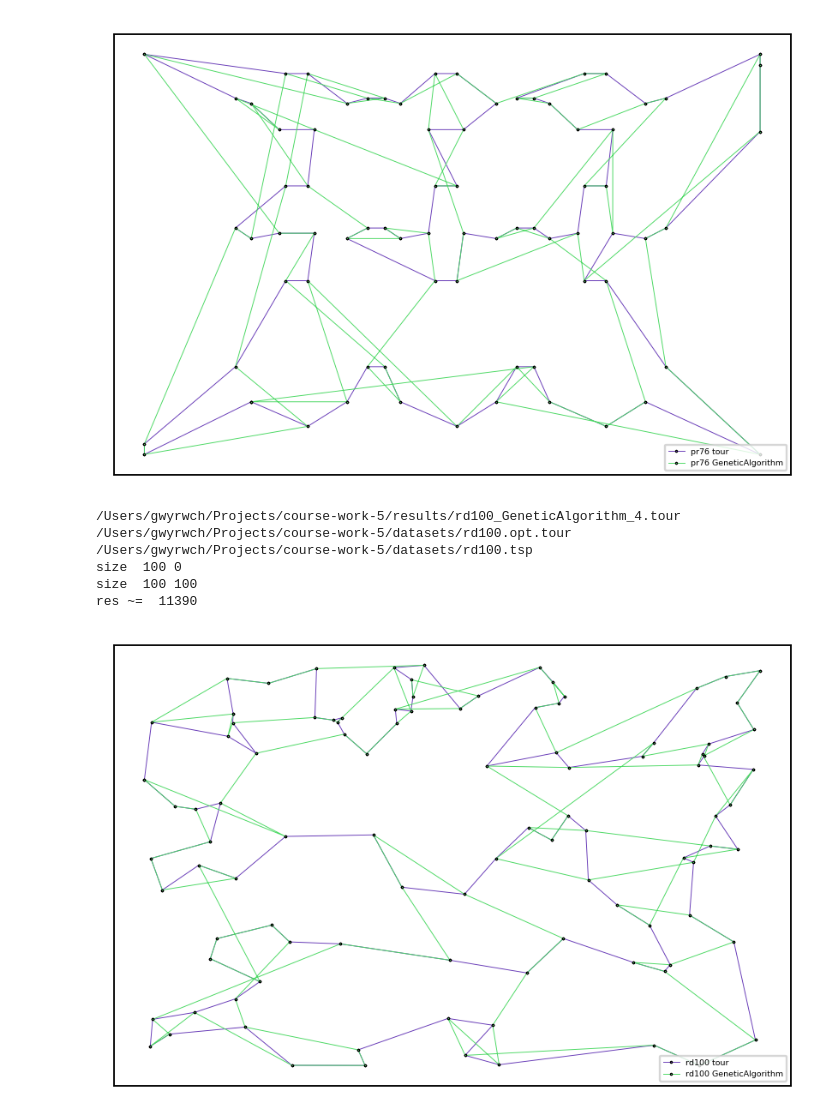
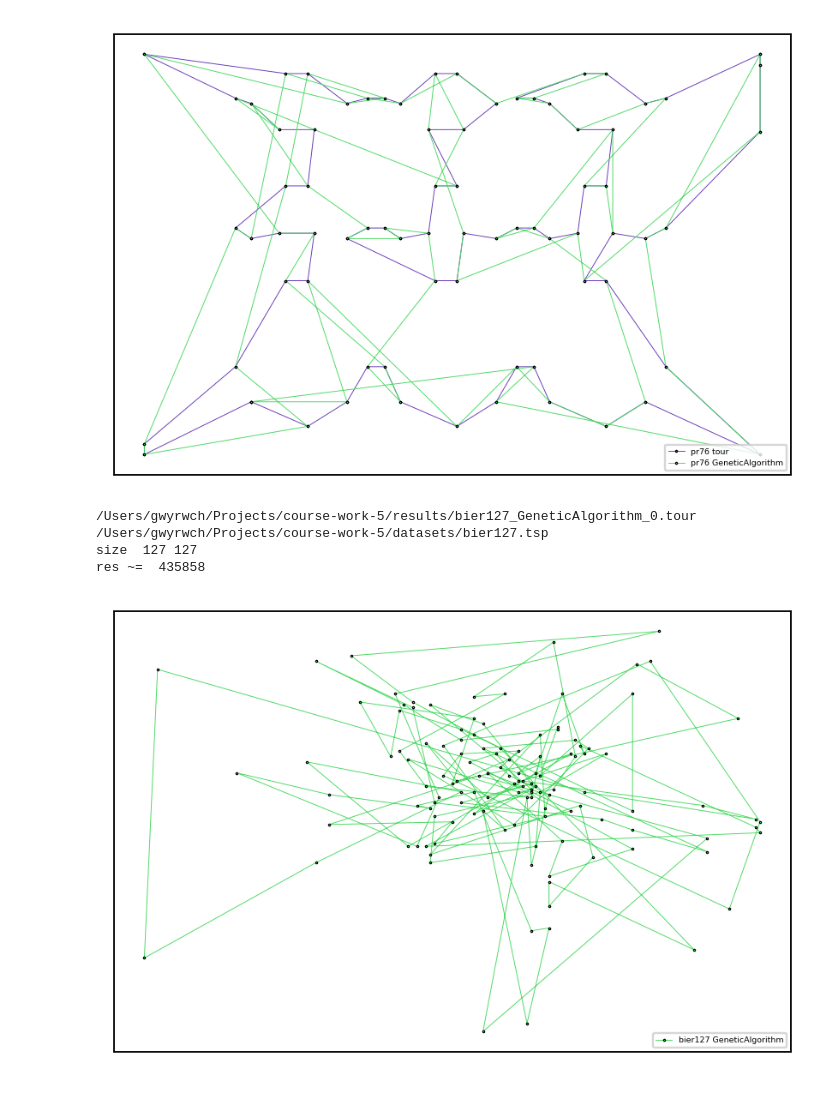
Before and after one commit to gwyrwch/travelling-salesman, a Jupyter notebook: research.ipynb, the cells around one changed output. Cells and saved outputs as stored; diff of their text form; code cells hidden in the pictures.

```diff
--- a/research.ipynb
+++ b/research.ipynb
@@ -297,7 +297,11 @@ def get_number(path):
     return int(path.split("_")[-1].split(".")[0])
 
 def plot_tour_by_testname_and_solution(testname, solution):
-    tour_path = sorted(glob.glob(os.path.join(os.getcwd(), "datasets", testname + ".opt.tour")))[-1]
+    tour_path = sorted(glob.glob(os.path.join(os.getcwd(), "datasets", testname + ".opt.tour")))
+    if len(tour_path) > 0:
+        tour_path = tour_path[-1]
+    else:
+        tour_path = ''
     solution_tour_path = sorted(glob.glob(os.path.join(os.getcwd(), "results",
                                                        testname + "_" + solution + "_" + "*.tour")), key=get_number)[-1]
 
@@ -305,7 +309,11 @@ def plot_tour_by_testname_and_solution(testname, solution):
     print(solution_tour_path, tour_path, test_path)
 
     points = print_test_from_filepath(test_path)
-    permute = print_tour_from_filepath(tour_path)
+    if (tour_path != ''):
+        permute = print_tour_from_filepath(tour_path)
+    else:
+        permute = None
+
     our_permute = print_tour_from_filepath(solution_tour_path)
 
 
@@ -318,12 +326,13 @@ def plot_tour_by_testname_and_solution(testname, solution):
         x, y = get_x_and_y(points, test_path)
         new_x = []
         new_y = []
-        for index in permute:
-            v = int(index)
-            new_x.append(x[v - 1])
-            new_y.append(y[v - 1])
-        new_x.append(new_x[0])
-        new_y.append(new_y[0])
+        if (permute != None):
+            for index in permute:
+                v = int(index)
+                new_x.append(x[v - 1])
+                new_y.append(y[v - 1])
+            new_x.append(new_x[0])
+            new_y.append(new_y[0])
 
         our_x = []
         our_y = []
@@ -340,17 +349,18 @@ def plot_tour_by_testname_and_solution(testname, solution):
             res += int(sqrt((our_x[i] - our_x[i + 1]) ** 2 + (our_y[i] - our_y[i + 1]) ** 2) + 0.5)
         print('res ~= ', res)
 
-        assert len(our_permute) == len(permute)
+#         assert len(our_permute) == len(permute)
         assert sorted(list(set(our_permute))) == sorted(our_permute)
 
         fig, ax = plt.subplots(dpi=170)
 
-        plt.plot(new_x, new_y,
-                 linewidth=0.4,
-                 marker='.', markersize=1,
-                 color="#673ab7",
-                 markeredgecolor="black",
-                 label=testname + ' tour')
+        if (permute != None):
+            plt.plot(new_x, new_y,
+                     linewidth=0.4,
+                     marker='.', markersize=1,
+                     color="#673ab7",
+                     markeredgecolor="black",
+                     label=testname + ' tour')
 
         plt.plot(our_x, our_y,
                  linewidth=0.4,
@@ -452,13 +458,12 @@ size  76 76
 res ~=  199276
 [figure]
 # %%
-plot_tour_by_testname_and_solution('rd100', 'GeneticAlgorithm')
+plot_tour_by_testname_and_solution('bier127', 'GeneticAlgorithm')
 # %% [output]
-/Users/gwyrwch/Projects/course-work-5/results/rd100_GeneticAlgorithm_4.tour /Users/gwyrwch/Projects/course-work-5/datasets/rd100.opt.tour /Users/gwyrwch/Projects/course-work-5/datasets/rd100.tsp
-size  100 0
-size  100 100
-res ~=  11390
+/Users/gwyrwch/Projects/course-work-5/results/bier127_GeneticAlgorithm_0.tour  /Users/gwyrwch/Projects/course-work-5/datasets/bier127.tsp
+size  127 127
+res ~=  435858
-[figure, old version]
+[figure, new version]
 # %%
 def get_score_for_solution(solution):
     solution_tour_paths = sorted(glob.glob(os.path.join(os.getcwd(), "results",
```
Also changed, not shown: parts of 13 cells of this notebook, 3 other files.
